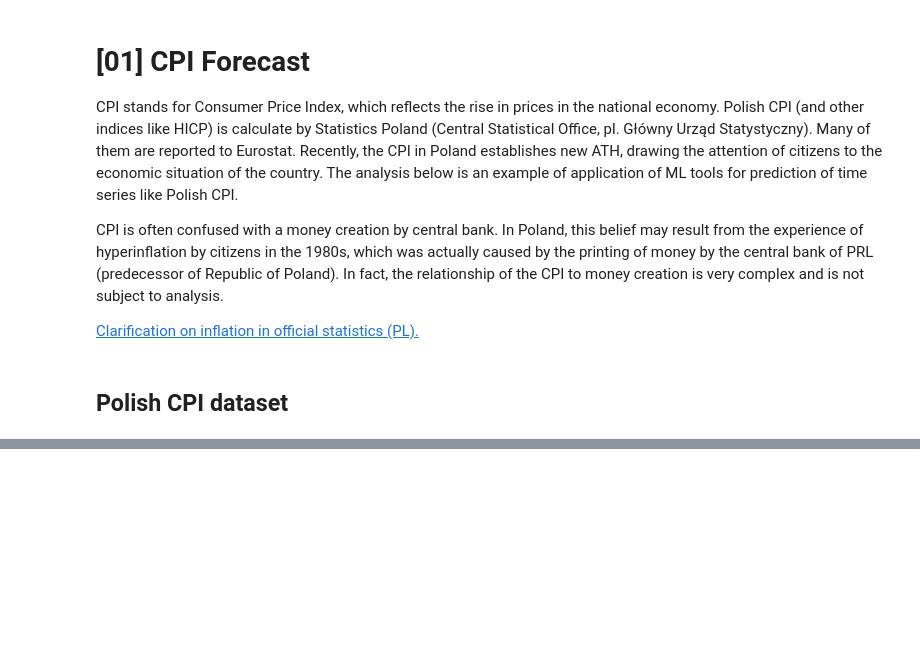
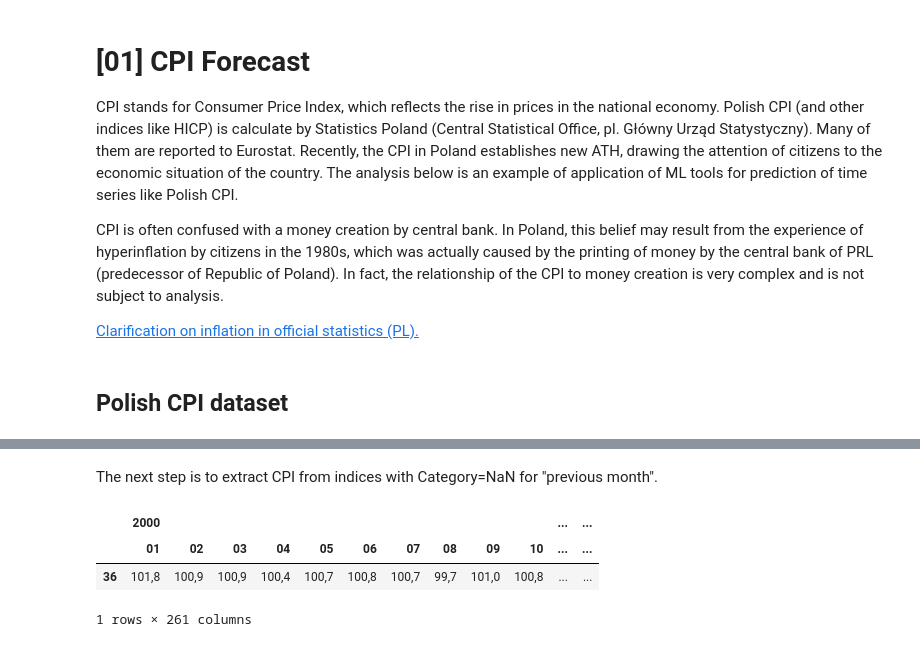
Before and after one commit to writ3it/01_CPI_forecast, a Jupyter notebook: main.ipynb, the cells around one changed output, grey strips where cells are left out. Cells and saved outputs as stored; diff of their text form; code cells hidden in the pictures; blank space fills up the shorter version.

```diff
--- a/main.ipynb
+++ b/main.ipynb
@@ -36,0 +45,20 @@ dataset.head()
+# %% [markdown]
+The next step is to extract CPI from indices with Category=NaN for "previous month".
+# %%
+CPI_dataset = dataset[
+    (dataset[('Wskaźnik','na')] == 'Wskaźniki cen towarów i usług konsumpcyjnych') # CPI
+    & (dataset[('Category','na')].isna()) # general calculation
+    & (dataset[('Jednostka','na')] == 'okres poprzedni=100') # previous month
+].drop(
+    columns={
+        ('Wskaźnik','na'),
+        ('Category','na'),
+        ('Jednostka','na')
+    }
+)
+CPI_dataset.head()
+# %% [output]
+|  | 2000 |  |  |  |  |  |  |  |  |  | ... | ... |
+|  | 01 | 02 | 03 | 04 | 05 | 06 | 07 | 08 | 09 | 10 | ... | ... |
+| 36 | 101,8 | 100,9 | 100,9 | 100,4 | 100,7 | 100,8 | 100,7 | 99,7 | 101,0 | 100,8 | ... | ... |
+1 rows × 261 columns
```
Also changed, not shown: parts of 9 cells of this notebook, 1 other file.
